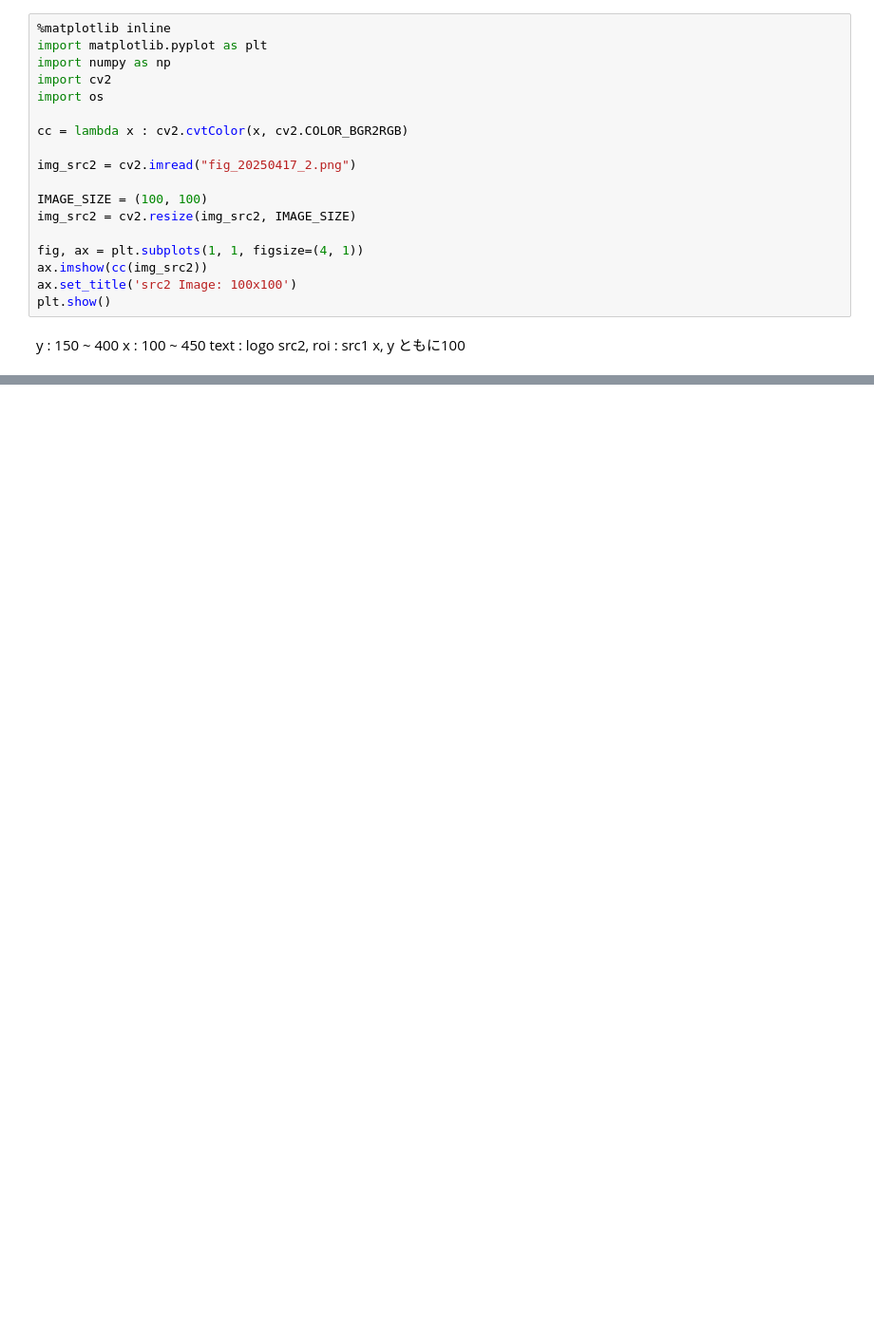
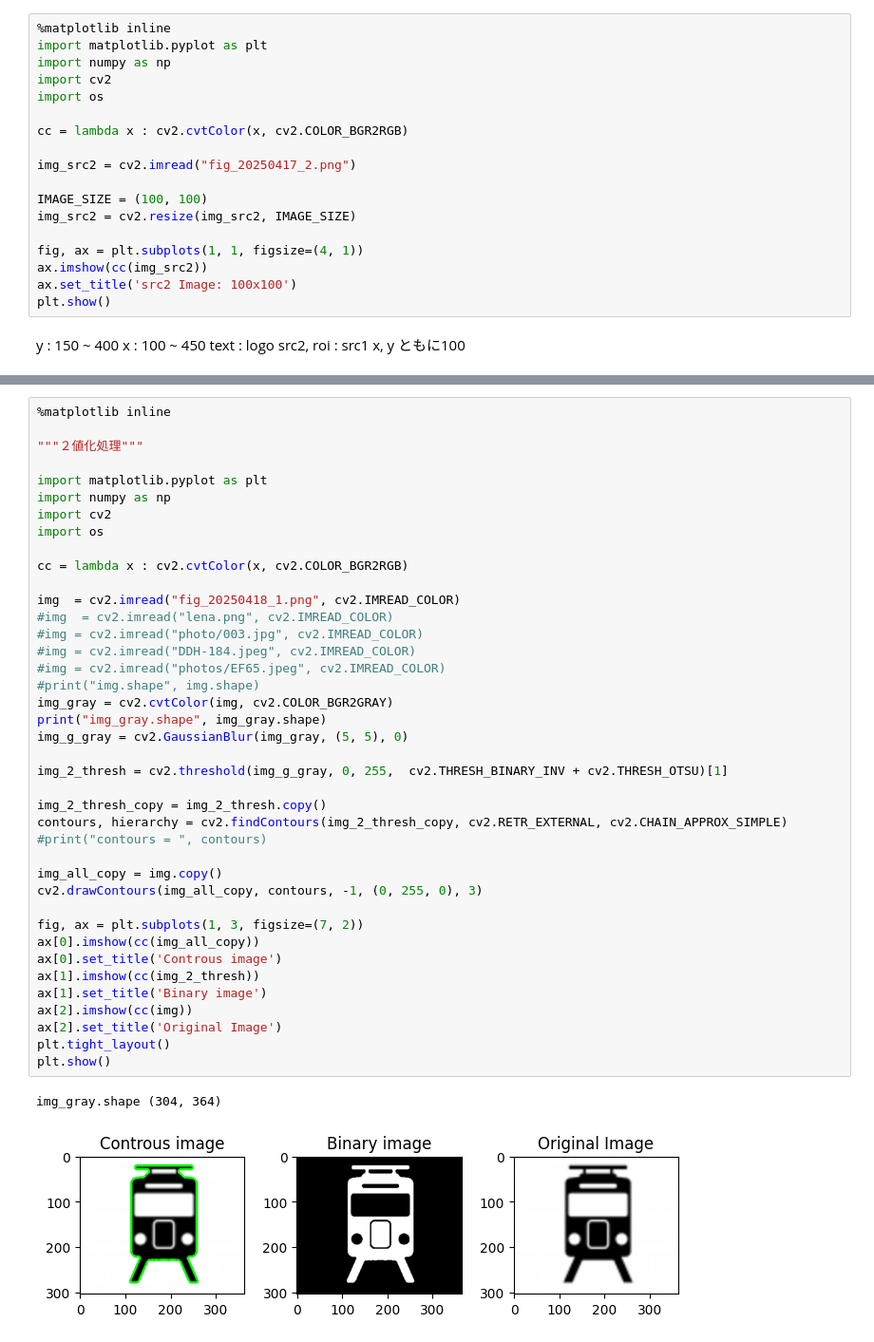
Before and after one commit to nisida/python_training, a Jupyter notebook: opencv_image.ipynb, the cells around one changed output, grey strips where cells are left out. Shown: that part at 95% size. Drawn from its saved outputs; the diff is of its cells as text; blank space fills up the shorter version.

```diff
--- a/opencv_image.ipynb
+++ b/opencv_image.ipynb
@@ -316,2 +309,45 @@ plt.show()
 
 ![輪郭抽出](./edge.png)
+# %%
+%matplotlib inline
+
+"""２値化処理"""
+
+import matplotlib.pyplot as plt
+import numpy as np
+import cv2
+import os
+
+cc = lambda x : cv2.cvtColor(x, cv2.COLOR_BGR2RGB)
+
+img  = cv2.imread("fig_20250418_1.png", cv2.IMREAD_COLOR)
+#img  = cv2.imread("lena.png", cv2.IMREAD_COLOR)
+#img = cv2.imread("photo/003.jpg", cv2.IMREAD_COLOR)
+#img = cv2.imread("DDH-184.jpeg", cv2.IMREAD_COLOR)
+#img = cv2.imread("photos/EF65.jpeg", cv2.IMREAD_COLOR)
+#print("img.shape", img.shape)
+img_gray = cv2.cvtColor(img, cv2.COLOR_BGR2GRAY)
+print("img_gray.shape", img_gray.shape)
+img_g_gray = cv2.GaussianBlur(img_gray, (5, 5), 0)
+
+img_2_thresh = cv2.threshold(img_g_gray, 0, 255,  cv2.THRESH_BINARY_INV + cv2.THRESH_OTSU)[1]
+
+img_2_thresh_copy = img_2_thresh.copy()
+contours, hierarchy = cv2.findContours(img_2_thresh_copy, cv2.RETR_EXTERNAL, cv2.CHAIN_APPROX_SIMPLE)
+#print("contours = ", contours)
+
+img_all_copy = img.copy()
+cv2.drawContours(img_all_copy, contours, -1, (0, 255, 0), 3)
+
+fig, ax = plt.subplots(1, 3, figsize=(7, 2))
+ax[0].imshow(cc(img_all_copy))
+ax[0].set_title('Controus image')
+ax[1].imshow(cc(img_2_thresh))
+ax[1].set_title('Binary image')
+ax[2].imshow(cc(img))
+ax[2].set_title('Original Image')
+plt.tight_layout()
+plt.show()
+# %% [output]
+img_gray.shape (304, 364)
+[figure, added]
```
Also changed, not shown: parts of 5 cells of this notebook.
